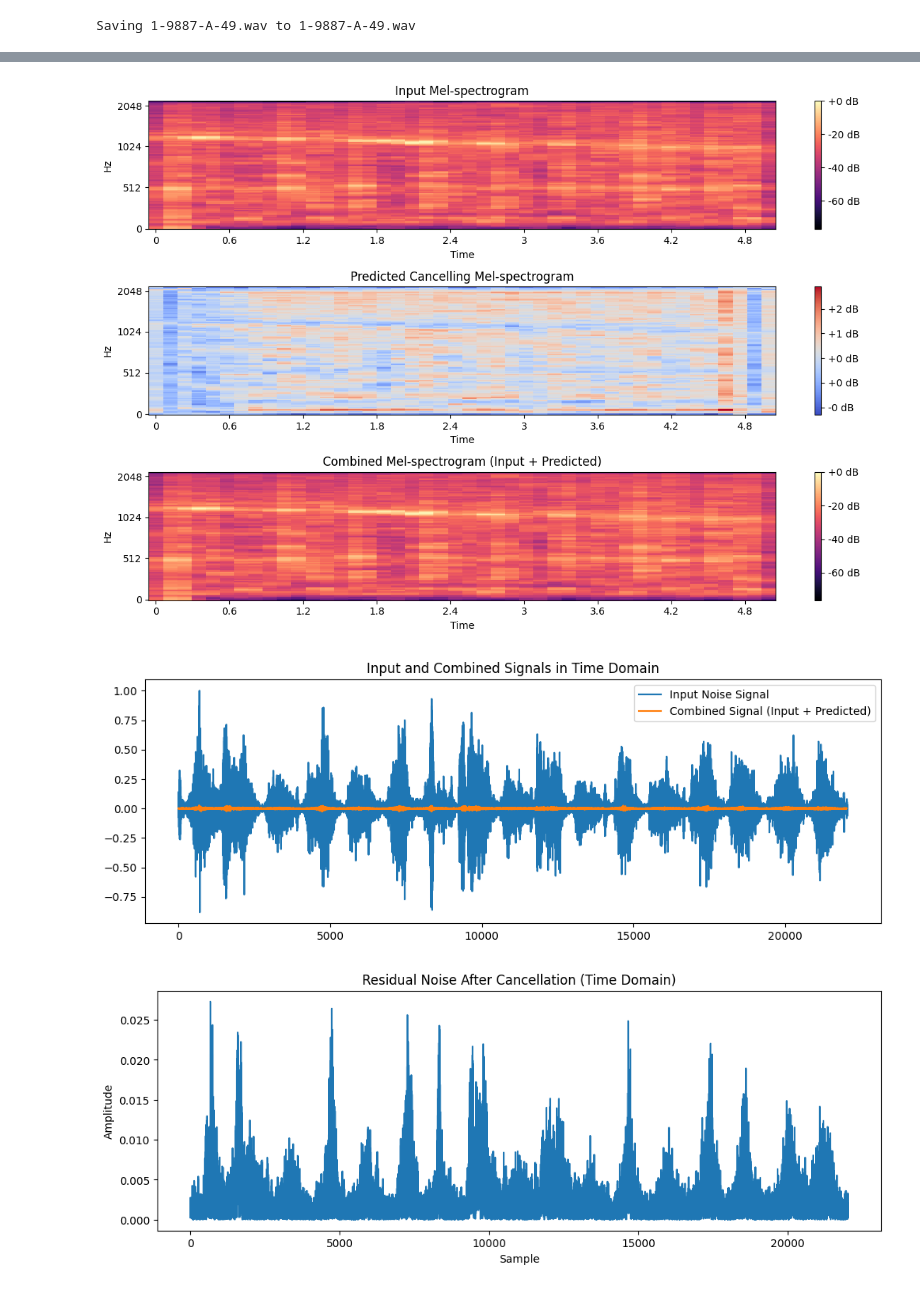
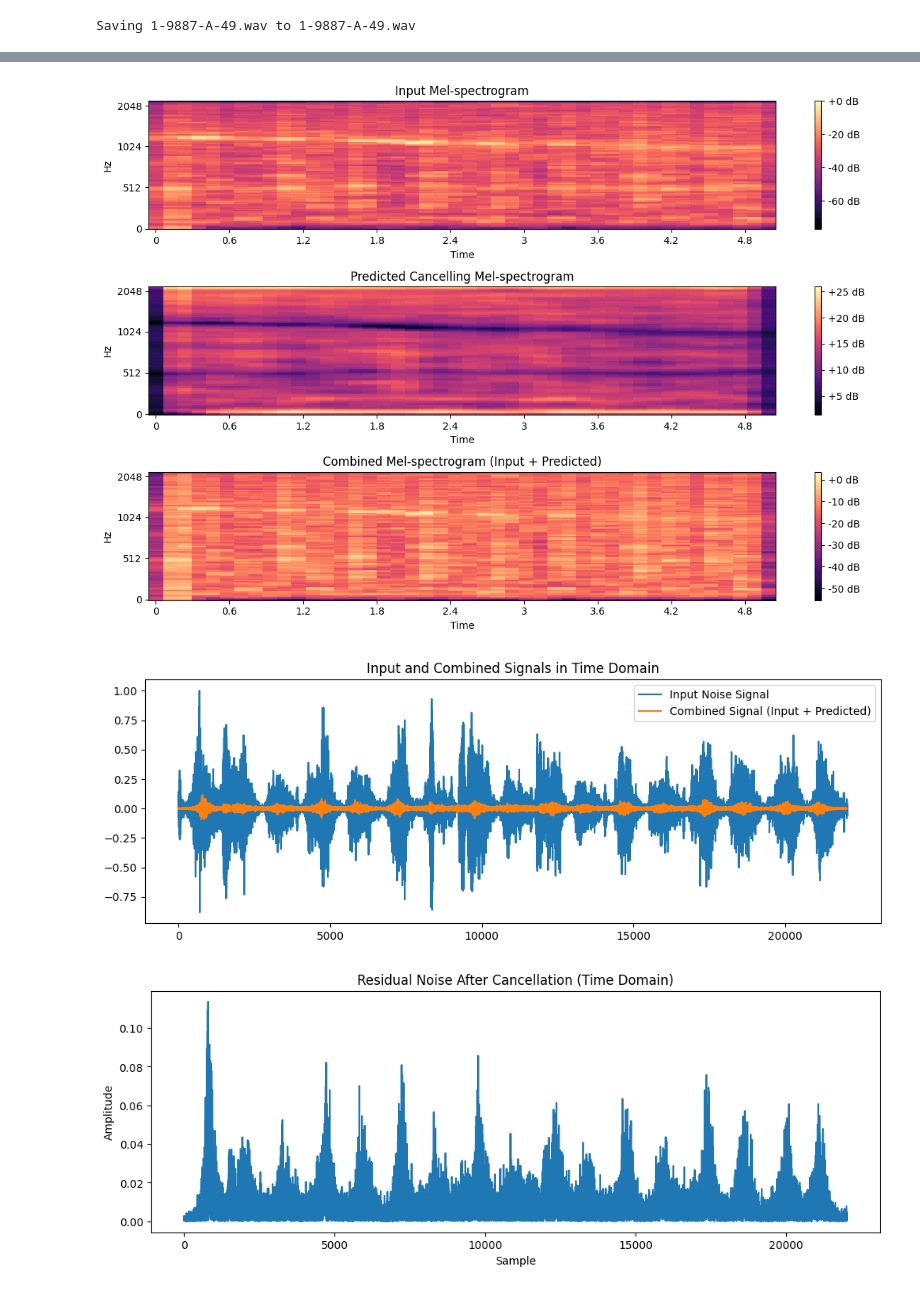
Before and after one commit to HernanDL/Noise-Cancellation-Using-ML, a Jupyter notebook: U_Net_Style_Frequency_Domain_Noise_Cancellation.ipynb, the cells around one changed output, grey strips where cells are left out. Cells and saved outputs as stored; diff of their text form; code cells hidden in the pictures.

```diff
--- a/U_Net_Style_Frequency_Domain_Noise_Cancellation.ipynb
+++ b/U_Net_Style_Frequency_Domain_Noise_Cancellation.ipynb
@@ -145,8 +145,10 @@ def build_unet_model(input_shape):
 # Build the U-Net model with increased capacity and batch normalization
 model = build_unet_model(input_shape=(x_train_spectrogram.shape[1], x_train_spectrogram.shape[2], 1))
 
-# Compile the model with RMSProp optimizer, logcosh loss, and gradient clipping
-model.compile(optimizer=tf.keras.optimizers.RMSprop(learning_rate=1e-4, clipnorm=1.0), loss=tf.keras.losses.LogCosh())
+def spectral_convergence_loss(y_true, y_pred):
+    return tf.norm(y_true - y_pred, ord='fro', axis=[-2, -1]) / (tf.norm(y_true, ord='fro', axis=[-2, -1]) + 1e-8)
+
+model.compile(optimizer=tf.keras.optimizers.RMSprop(learning_rate=0.001), loss=spectral_convergence_loss)
 
 # Learning rate scheduler (more aggressive)
 lr_scheduler = tf.keras.callbacks.ReduceLROnPlateau(
@@ -154,7 +156,7 @@ lr_scheduler = tf.keras.callbacks.ReduceLROnPlateau(
 )
 
 # 6. Train the Model with RMSProp, gradient clipping, and Learning Rate Scheduler
-history = model.fit(x_train_spectrogram, y_train_spectrogram, epochs=60, batch_size=1, callbacks=[lr_scheduler])
+history = model.fit(x_train_spectrogram, y_train_spectrogram, epochs=20, batch_size=1, callbacks=[lr_scheduler])
 
 # 7. Make Predictions and Combine Input with Predicted Output
 predicted_output_spectrogram = model.predict(x_train_spectrogram)
@@ -232,3 +234,3 @@ Epoch 60/60
-[figure, old version]
+[figure, new version]
-[figure, old version]
+[figure, new version]
-[figure, old version]
+[figure, new version]
```
Also changed, not shown: parts of 2 cells of this notebook.
